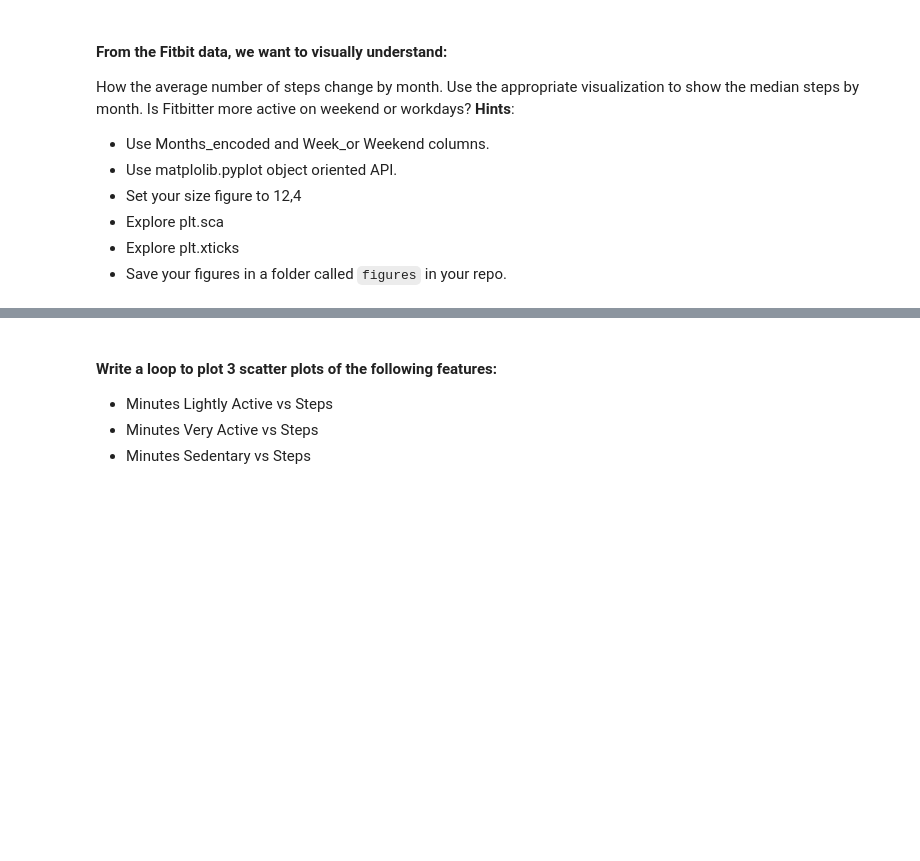
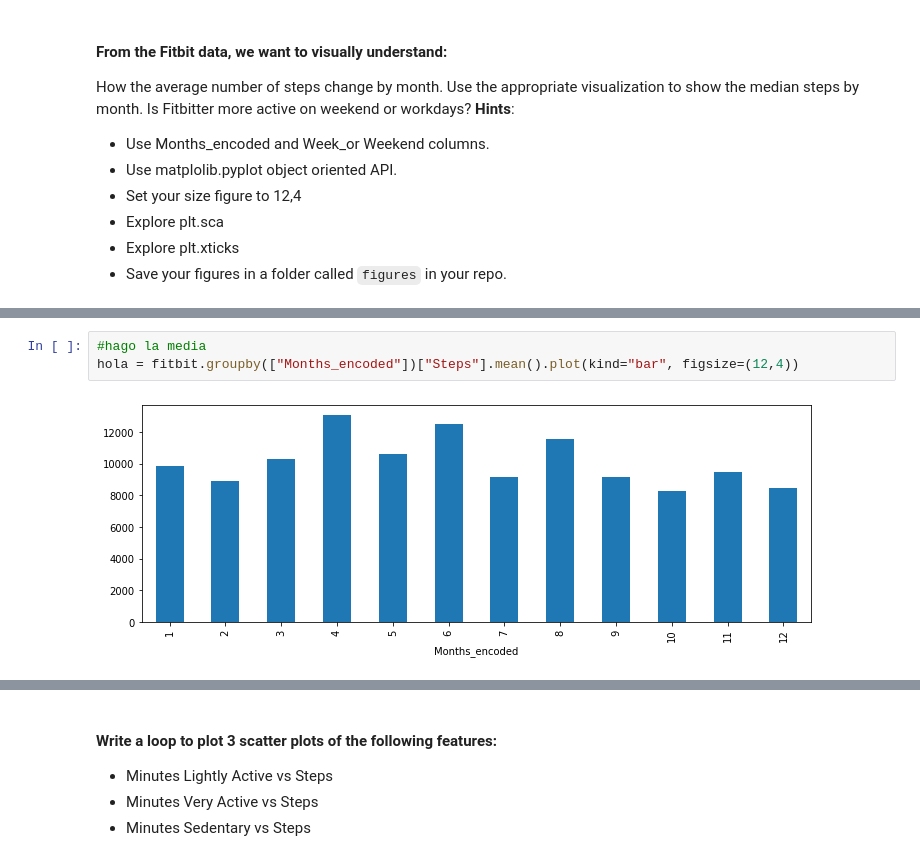
Before and after one commit to Ironhack-Data-Madrid-Octubre-2021/lab-matplotlib-seaborn, a Jupyter notebook: your-code/main.ipynb, the cells around one changed output, grey strips where cells are left out. Drawn from its saved outputs; the diff is of its cells as text; blank space fills up the shorter version.

```diff
--- a/your-code/main.ipynb
+++ b/your-code/main.ipynb
@@ -37,0 +58,5 @@ How the average number of steps change by month. Use the appropriate visualizati
+# %%
+#hago la media
+hola = fitbit.groupby(["Months_encoded"])["Steps"].mean().plot(kind="bar", figsize=(12,4))
+# %% [output]
+[figure, added]
```
Also changed, not shown: parts of 49 cells of this notebook.
